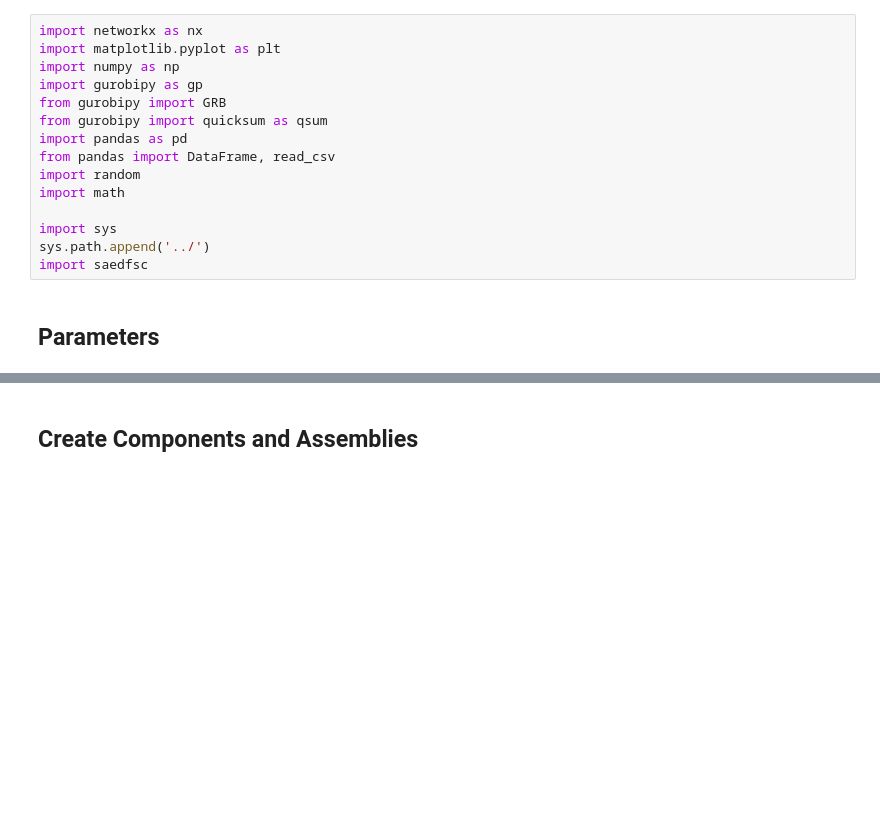
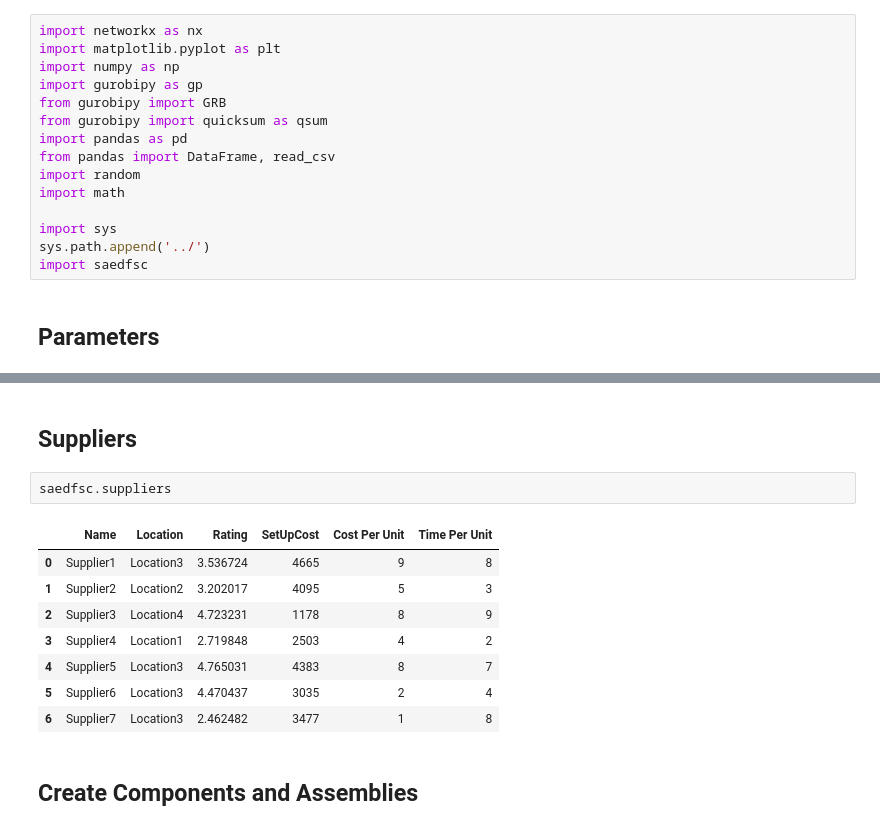
Before and after one commit to hmedal/sae-dsc-hmedal, a Jupyter notebook: examples/PD-SC-Opt-v2.ipynb, the cells around one changed output, grey strips where cells are left out. Saved outputs shown, nothing was run; the diff lists cells and outputs as text; blank space fills up the shorter version.

```diff
--- a/examples/PD-SC-Opt-v2.ipynb
+++ b/examples/PD-SC-Opt-v2.ipynb
@@ -24,3 +48,16 @@ numOptions = 2
+# %% [markdown]
+## Suppliers
+# %%
+saedfsc.suppliers
+# %% [output]
+|  | Name | Location | Rating | SetUpCost | Cost Per Unit | Time Per Unit |
+| 0 | Supplier1 | Location3 | 3.536724 | 4665 | 9 | 8 |
+| 1 | Supplier2 | Location2 | 3.202017 | 4095 | 5 | 3 |
+| 2 | Supplier3 | Location4 | 4.723231 | 1178 | 8 | 9 |
+| 3 | Supplier4 | Location1 | 2.719848 | 2503 | 4 | 2 |
+| 4 | Supplier5 | Location3 | 4.765031 | 4383 | 8 | 7 |
+| 5 | Supplier6 | Location3 | 4.470437 | 3035 | 2 | 4 |
+| 6 | Supplier7 | Location3 | 2.462482 | 3477 | 1 | 8 |
 # %% [markdown]
 ## Create Components and Assemblies
 # %%
```
Also changed, not shown: parts of 30 cells of this notebook, 3 other files.
